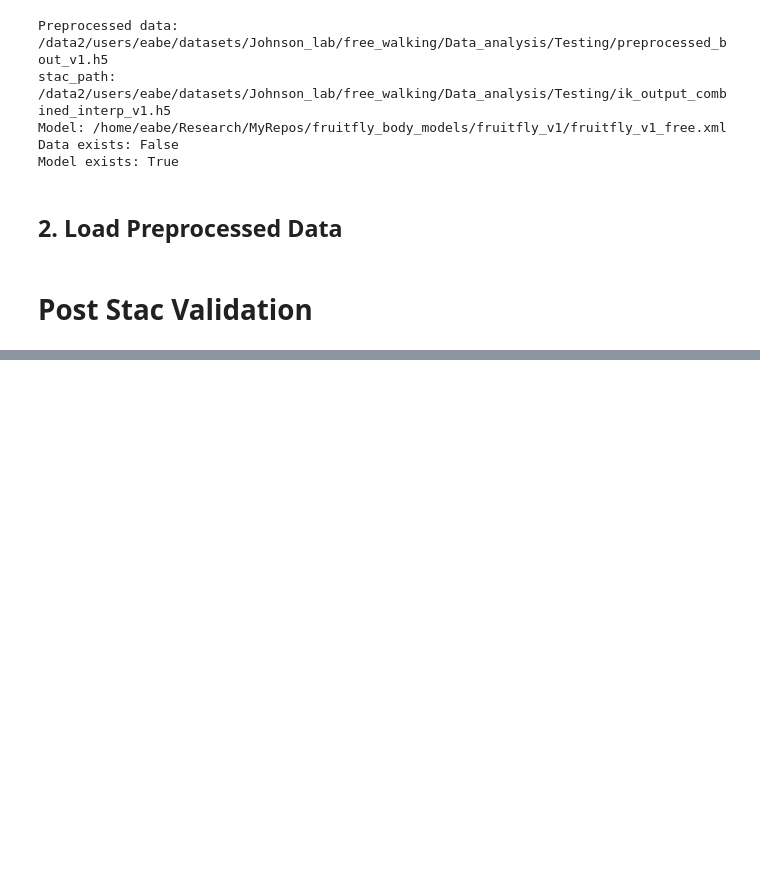
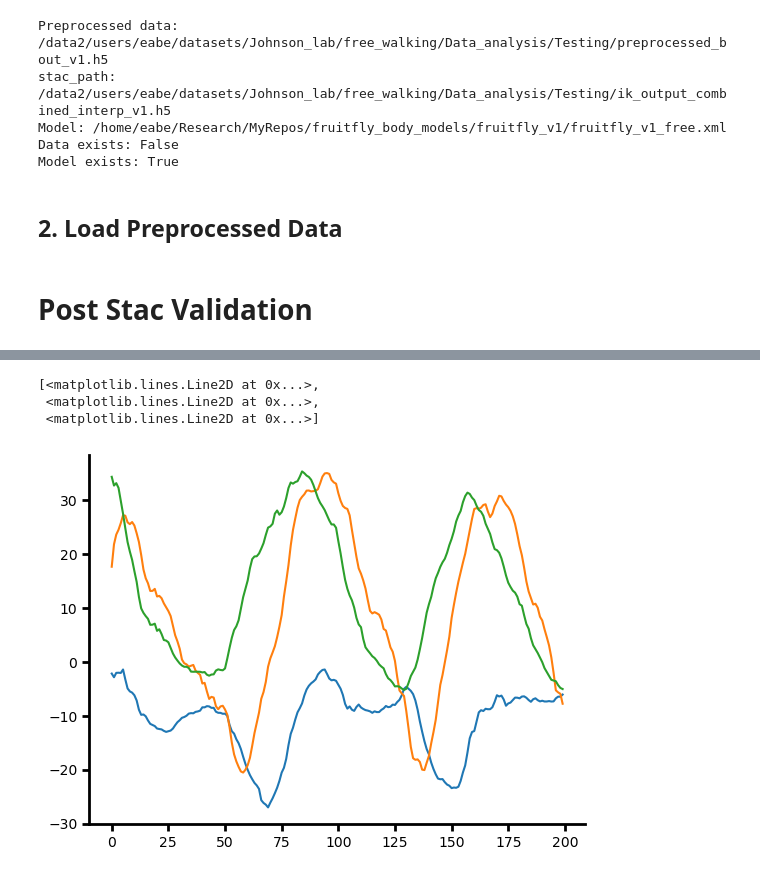
Before and after one commit to elliottabe/3d_tracking_dataset, a Jupyter notebook: notebooks/Verify_Data.ipynb, the cells around one changed output, grey strips where cells are left out. Saved outputs shown, nothing was run; the diff lists cells and outputs as text; code cells hidden in the pictures; blank space fills up the shorter version.

```diff
--- a/notebooks/Verify_Data.ipynb
+++ b/notebooks/Verify_Data.ipynb
@@ -346,8 +340,9 @@ media.show_video(frames, fps=30)
 # Post Stac Validation
 # %%
 # stac_data = ioh5.load(stac_path, enable_jax=True)
-# stac_data = ioh5.load('/data2/users/eabe/datasets/Johnson_lab/free_walking/Predictions_3D_20260202-171900/ik_output_v1.h5', enable_jax=True)
-stac_data = ioh5.load('/data2/users/eabe/datasets/Johnson_lab/free_walking/Predictions_3D_20260202-171900/preprocessed_bout_v1.h5', enable_jax=True)
+# stac_data = ioh5.load('/data2/users/eabe/datasets/Johnson_lab/free_walking/Data_analysis/Testing/ik_output_combined_v2_muscles.h5', enable_jax=True)
+stac_data = ioh5.load('/data2/users/eabe/datasets/Johnson_lab/free_walking/Predictions_3D_20260202-171900/ik_output_v1.h5', enable_jax=True)
+# stac_data = ioh5.load('/data2/users/eabe/datasets/Johnson_lab/free_walking/Predictions_3D_20260202-171900/preprocessed_bout_v1.h5', enable_jax=True)
 print_bout_dict_structure(stac_data, max_depth=3)
 # %% [output]
 ================================================================================
@@ -453,0 +443,5 @@ stac_data[f'bout_{bout:03d}']['xpos_egocentric'].shape
+# %%
+# stac_data[f'bout_{bout:03d}']['xpos_egocentric'].shape
+coxa_idx = np.asarray([idx for idx, name in enumerate(stac_data['info']['names_qpos']) if 'coxa' in name])
+femur_idx = np.asarray([idx for idx, name in enumerate(stac_data['info']['names_qpos']) if 'femur' in name])
+[stac_data['info']['names_qpos'][n] for n in coxa_idx]
@@ -453,0 +467,7 @@ stac_data[f'bout_{bout:03d}']['xpos_egocentric'].shape
+# %%
+plt.plot(np.rad2deg(stac_data['bout_000']['qpos'][:200, coxa_idx[3:6]]))
+# %% [output]
+[<matplotlib.lines.Line2D at 0x...>,
+ <matplotlib.lines.Line2D at 0x...>,
+ <matplotlib.lines.Line2D at 0x...>]
+[figure, added]
```
Also changed, not shown: parts of 8 cells of this notebook, 4 other files.
